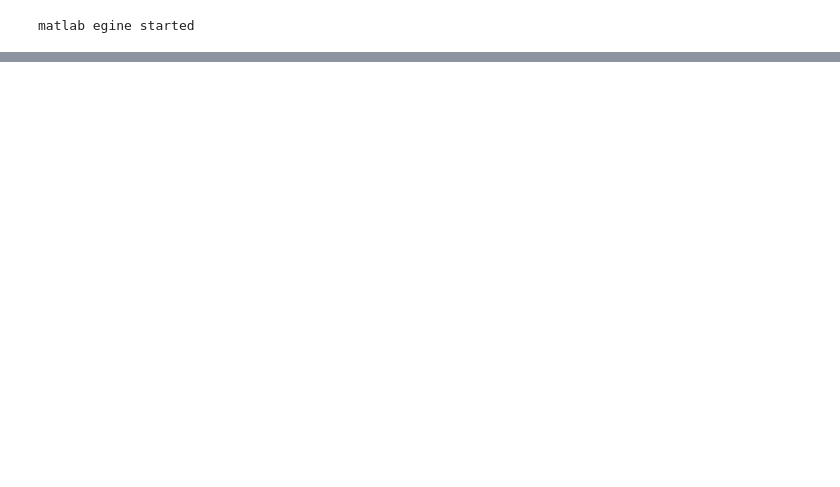
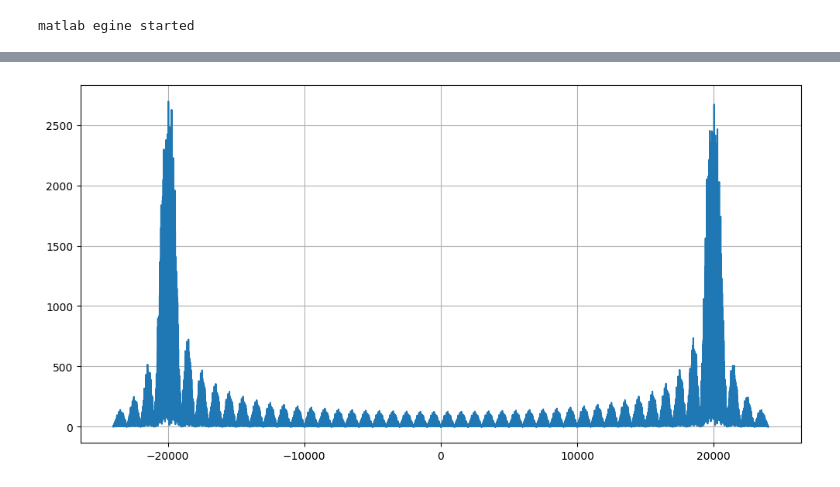
Before and after one commit to smadan755/FH11_RFML, a Jupyter notebook: gui/waveform_functions/waveforms_test.ipynb, the cells around one changed output, grey strips where cells are left out. Saved outputs shown, nothing was run; the diff lists cells and outputs as text; code cells hidden in the pictures; blank space fills up the shorter version.

```diff
--- a/gui/waveform_functions/waveforms_test.ipynb
+++ b/gui/waveform_functions/waveforms_test.ipynb
@@ -41,0 +42,10 @@ plt.xlim([0,0.0125])
+# %%
+freqs, ft = eng.plotspec_gui(data, 1/fs, nargout = 2)
+freqs = np.array(freqs).flatten()
+ft = np.array(ft).flatten()
+# %%
+plt.figure(figsize=(12,6))
+plt.plot(freqs, np.abs(ft))
+plt.grid(True)
+# %% [output]
+[figure, added]
```
Also changed, not shown: parts of 3 cells of this notebook, 4 other files.
